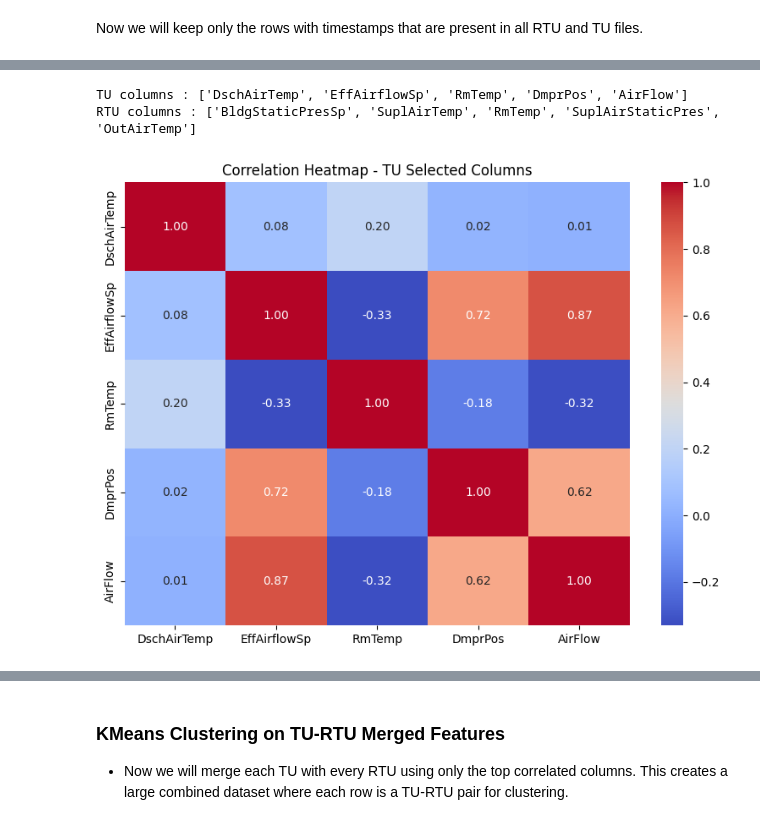
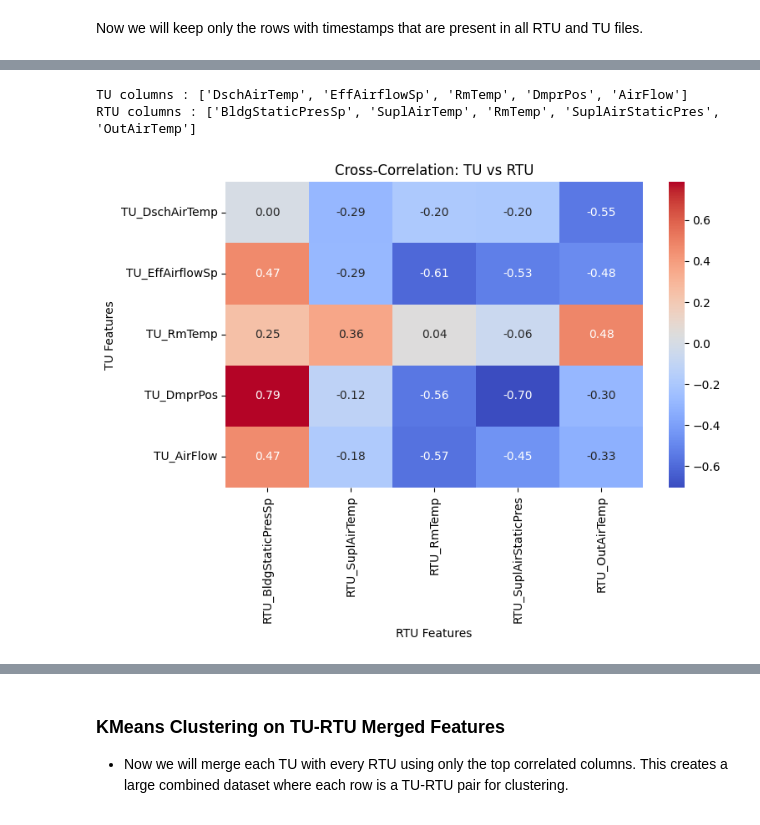
Before and after one commit to west-bri/HVACFinal, a Jupyter notebook: HVAC_Bini.ipynb, the cells around one changed output, grey strips where cells are left out. Drawn from its saved outputs; the diff is of its cells as text; code cells hidden in the pictures.

Commit message:
Updates in clustering approach

```diff
--- a/HVAC_Bini.ipynb
+++ b/HVAC_Bini.ipynb
@@ -192,4 +313,5 @@ EffAirflowSp     432.289    63.570  1875.210
 # %%
+# For TU files, drop columns that are not needed
 columns_to_drop = [
     'EffOcc','OccCmd','SuplFanCmd','SuplFanState','Heating_Stg_Cmd','Cooling_Stg_Cmd', 'AirflowSpRht', 'RmCo2'
 ]
@@ -198,6 +320,16 @@ for file, df in cleaned_tu_data.items():
     # Drop columns only if they exist in that file
     df.drop(columns=[col for col in columns_to_drop if col in df.columns], inplace=True)
     print(f"Cleaned {file:<15} → {df.shape}")
+
+# For RTU files, drop columns that are not needed
+columns_to_drop = [
+    'EconEna','EconEnaSp','ClgStgCmd02','HtgAlm','HtgStgCmd01','FltAlm', 'HtgStgCmd02', 'SuplAirHtgSp','SuplAirTempAlm','SuplAirTempSp', 'SuplFanAlm', 'UnoccClgSp','UnoccHtgSp', 'ExhAirDmprFbk', 'SuplFanStatus', 'ClgStg01Cmd', 'ClgStgCmd01', 'SuplFanSts', 'ExhFanStatus'
+]
+
+for file, df in cleaned_rtu_data.items():
+    # Drop columns only if they exist in that file
+    df.drop(columns=[col for col in columns_to_drop if col in df.columns], inplace=True)
+    print(f"Cleaned {file:<15} → {df.shape}")
 # %% [output]
 Cleaned A.csv           → (4818, 16)
 Cleaned AA.csv          → (4816, 16)
@@ -347,0 +480,4 @@ Synced RTU: RTU_3.csv       → (4568, 22)
+# %%
+# Checking the rtu_data columns
+for rtu, df in cleaned_rtu_data.items():
+    print(f"{rtu}: {df.columns.tolist()}")
@@ -349,92 +494,79 @@ Synced RTU: RTU_3.csv       → (4568, 22)
 * Now we will identify which columns in TU and RTU data show strong correlations (|r| ≥ 0.85), then pick the most frequently correlated columns for further analysis.
 # %%
-import os
-import pandas as pd
-import numpy as np
-from collections import Counter
-from sklearn.preprocessing import StandardScaler
-from sklearn.decomposition import PCA
-from sklearn.cluster import KMeans
-from sklearn.metrics import accuracy_score
-from itertools import permutations
-import matplotlib.pyplot as plt
-
 # Load folders
 tu_path = "./data_Bini/cleaned_data/cleaned_TUs_synced"
 rtu_path = "./data_Bini/cleaned_data/cleaned_RTUs_synced"
-excluded = {"BB.csv", "D.csv"}  # we don't want to use these TU files
+excluded = {"BB.csv", "D.csv"}  # we don't want to use these TU files as they have lot of missing values
 correlation_threshold = 0.85    # only consider strong correlations
 top_n_columns = 5               # pick top correlated columns
 
-# Load TU and RTU files (only numeric columns and drop missing rows)
 tu_data, rtu_data = {}, {}
 
+# Load TU data and remove record_index if present
 for file in sorted(os.listdir(tu_path)):
     if file.endswith(".csv") and file not in excluded:
         name = file.replace(".csv", "")
-        df = pd.read_csv(os.path.join(tu_path, file))
-        df = df.drop(columns=['record_index'], errors='ignore')
-        df = df.select_dtypes(include=np.number).dropna()
+        df = pd.read_csv(os.path.join(tu_path, file)).select_dtypes(include='number')
+        df.drop(columns='record_index', errors='ignore', inplace=True)
         tu_data[name] = df
 
-
+# Load RTU data and remove record_index if present
 for file in sorted(os.listdir(rtu_path)):
     if file.endswith(".csv") and "RTU_3" not in file:
         name = file.replace(".csv", "")
-        df = pd.read_csv(os.path.join(rtu_path, file))
-        df = df.drop(columns=['record_index'], errors='ignore')
-        df = df.select_dtypes(include=np.number).dropna()
+        df = pd.read_csv(os.path.join(rtu_path, file)).select_dtypes(include='number')
+        df.drop(columns='record_index', errors='ignore', inplace=True)
         rtu_data[name] = df
-
 
 # Get TU and RTU columns that often show high correlation
 strong_tu_columns = []
 strong_rtu_columns = []
 
 for tu_df in tu_data.values():
     for tu_col in tu_df.columns:
         if tu_df[tu_col].std() == 0:
             continue
         for rtu_df in rtu_data.values():
             for rtu_col in rtu_df.columns:
                 if rtu_df[rtu_col].std() == 0:
                     continue
                 corr = tu_df[tu_col].corr(rtu_df[rtu_col])
                 if not np.isnan(corr) and abs(corr) >= correlation_threshold:
                     strong_tu_columns.append(tu_col)
                     strong_rtu_columns.append(rtu_col)
 
 # Pick the n most common columns from the above list
 tu_corr_cols = [col for col, _ in Counter(strong_tu_columns).most_common(top_n_columns)]
 rtu_corr_cols = [col for col, _ in Counter(strong_rtu_columns).most_common(top_n_columns)]
 
-# Remove the record_index from feature lists
-tu_corr_cols = [c for c in tu_corr_cols if c != "record_index"]
-rtu_corr_cols = [c for c in rtu_corr_cols if c != "record_index"]
-
 print("TU columns :", tu_corr_cols)
 print("RTU columns :", rtu_corr_cols)
 
-import seaborn as sns
+# Prefix columns and concatenate for heatmaps
+tu_all_prefixed  = pd.concat(
+    [df[tu_corr_cols].add_prefix("TU_") for df in tu_data.values()],
+    axis=0, ignore_index=True
+)
+rtu_all_prefixed = pd.concat(
+    [df[rtu_corr_cols].add_prefix("RTU_") for df in rtu_data.values()],
+    axis=0, ignore_index=True
+)
 
-# Correlation Heatmap: TU Top Correlated Columns
-tu_corr_matrix = pd.concat([df[tu_corr_cols] for df in tu_data.values()], axis=0).corr()
+# Cross‑correlation: TU vs RTU
+combined = pd.concat([tu_all_prefixed, rtu_all_prefixed], axis=1)
+cross_corr = combined.corr().loc[
+    tu_all_prefixed.columns,
+    rtu_all_prefixed.columns
+]
 
 plt.figure(figsize=(8, 6))
-sns.heatmap(tu_corr_matrix, annot=True, cmap='coolwarm', fmt=".2f")
-plt.title("Correlation Heatmap - TU Selected Columns")
+sns.heatmap(cross_corr, annot=True, fmt=".2f", cmap='coolwarm')
+plt.title("Cross‑Correlation: TU vs RTU")
+plt.xlabel("RTU Features")
+plt.ylabel("TU Features")
 plt.tight_layout()
 plt.show()
-
-# Correlation Heatmap: RTU Top Correlated Columns
-rtu_corr_matrix = pd.concat([df[rtu_corr_cols] for df in rtu_data.values()], axis=0).corr()
-
-plt.figure(figsize=(8, 6))
-sns.heatmap(rtu_corr_matrix, annot=True, cmap='coolwarm', fmt=".2f")
-plt.title("Correlation Heatmap - RTU Selected Columns")
-plt.tight_layout()
-plt.show()
 # %% [output]
 TU columns : ['DschAirTemp', 'EffAirflowSp', 'RmTemp', 'DmprPos', 'AirFlow']
 RTU columns : ['BldgStaticPresSp', 'SuplAirTemp', 'RmTemp', 'SuplAirStaticPres', 'OutAirTemp']
-[figure, old version]
+[figure, new version]
```
Also changed, not shown: parts of 21 cells of this notebook, 6 other files.
